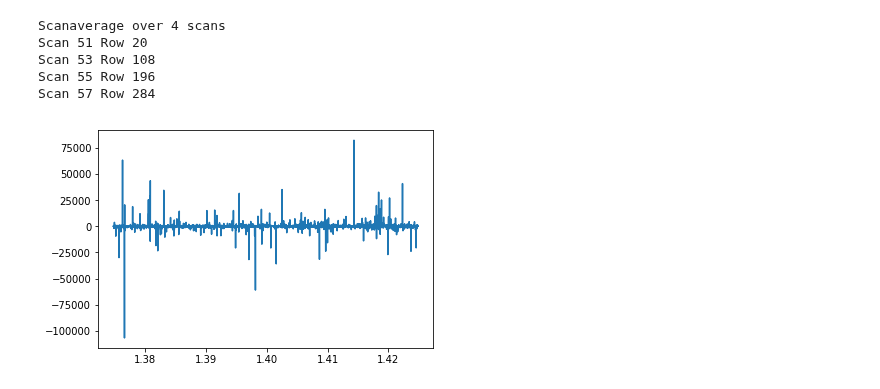
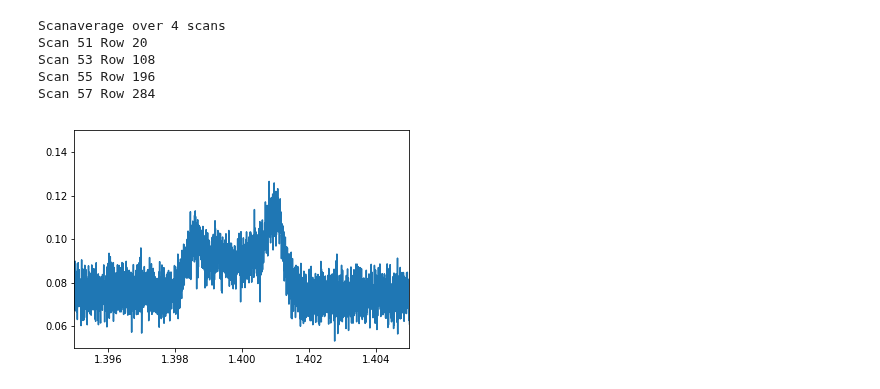
Before and after one commit to teuben/gbtoy, a Jupyter notebook: nb/ngc5291b.ipynb, the cells around one changed output. Saved outputs shown, nothing was run; the diff lists cells and outputs as text; code cells hidden in the pictures.

Commit message:
spectrum looks ok now. might need some tuning how the calibration is done

```diff
--- a/nb/ngc5291b.ipynb
+++ b/nb/ngc5291b.ipynb
@@ -82,7 +82,9 @@ class Spectrum(object):
         ndat = c1-c0
         print("%s  %s %s %s %s %d" %  (label,repr(mean),repr(rms),repr(dmin),repr(dmax),ndat))
 
-    def plot(self):
+    def plot(self, xrange=None, yrange=None):
+        if xrange != None:   plt.xlim(xrange[0], xrange[1])
+        if yrange != None:   plt.ylim(yrange[0], yrange[1])
         plt.plot(self.xvals, self.data)
 # %% [markdown]
 # SDFITSLoad
@@ -216,6 +218,28 @@ uniq OBSMODE ['OnOff:PSWITCHOFF:TPWCAL' 'OnOff:PSWITCHON:TPWCAL']
 # %%
 #ex1.stats([3000,4000])
 #ex1.debug(['DATE-OBS','CAL','SAMPLER','PROCSEQN'])
+# %%
+def dcmeantsys(calon,caloff,tcal,mode=0, fedge=10, nedge=None):
+    """
+    following the GBTIDL routine with same name, get the tsys from
+    the neighboring calon and caloff we define an extra way to set
+    the edge size, nedge, if you prefer to use number of edge channels
+    instead of the inverse fraction
+
+    mode=0     do the mean before the division
+    mode=1     do the mean after the division
+    """
+    nchan = len(calon)
+    if nedge == None:
+        nedge = nchan // fedge     # 10 %
+    if mode == 0:
+        meanoff = np.mean(caloff[nedge:-nedge])
+        meandiff = np.mean(calon[nedge:-nedge] - caloff[nedge:-nedge])
+        meanTsys = ( meanoff / meandiff * tcal + tcal/2.0 )
+    else:
+        meanTsys = np.mean( caloff[nedge:-nedge] / (calon[nedge:-nedge] - caloff[nedge:-nedge]) )
+        meanTsys = meanTsys * tcal + tcal/2.0
+    return meanTsys
 # %% [markdown]
 # PSScan
 
@@ -260,18 +287,20 @@ class PSScan(object):
     def calibrate(self):
         """
         special PS calibration
+        There are some arguments how *exactly* this is done
         """
         self.status = 1
         npolint = self.npol * self.nint
         self.calibrated = np.empty(npolint, dtype=Spectrum)
         for i in range(npolint):
-            tsys = 2.4   # figure this out from dcmeantsys
-            tcal = 2.4
-            calon = self.on[2*i].data
-            caloff = self.off[2*i].data
-            kr = self.on[2*i].gbt['row']      #  BAD 'row'
+            tcal = self.off[2*i].meta['TCAL']
+            tsys = dcmeantsys(self.on[2*i].data,  self.on[2*i+1].data,tcal)
+            #  2*i is the CalON   2*i+1 the CalOFF
+            on = self.on[2*i].data
+            off = self.off[2*i].data
+            kr = self.on[2*i].gbt['row']
             self.calibrated[i] = Spectrum(self.sdfits.data2[kr])
-            self.calibrated[i].data = tcal * caloff / (calon-caloff) + tcal/2.0
+            self.calibrated[i].data = tsys * (on-off) / off
             self.calibrated[i].gbt['row'] = kr
             # fix the meta data ; most of it is ok
     def timeaverage(self):
@@ -466,7 +495,9 @@ Scan 51 Row 20
 Scan 53 Row 108
 Scan 55 Row 196
 Scan 57 Row 284
-# %%
-p.scanaveraged[0].plot()
-# %% [output]
-[figure, removed]
+# %%
+xrange=[1.395,1.405]
+yrange=[0.05,0.15]
+p.scanaveraged[0].plot(xrange=xrange, yrange=yrange)
+# %% [output]
+[figure, added]
```
Also changed, not shown: parts of 1 cell of this notebook.
